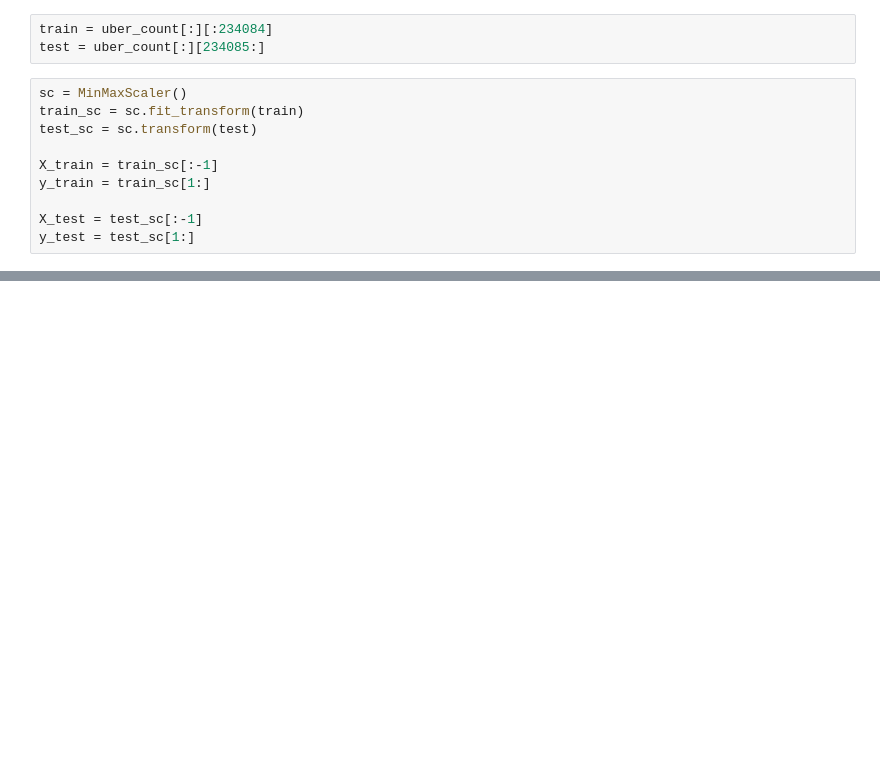
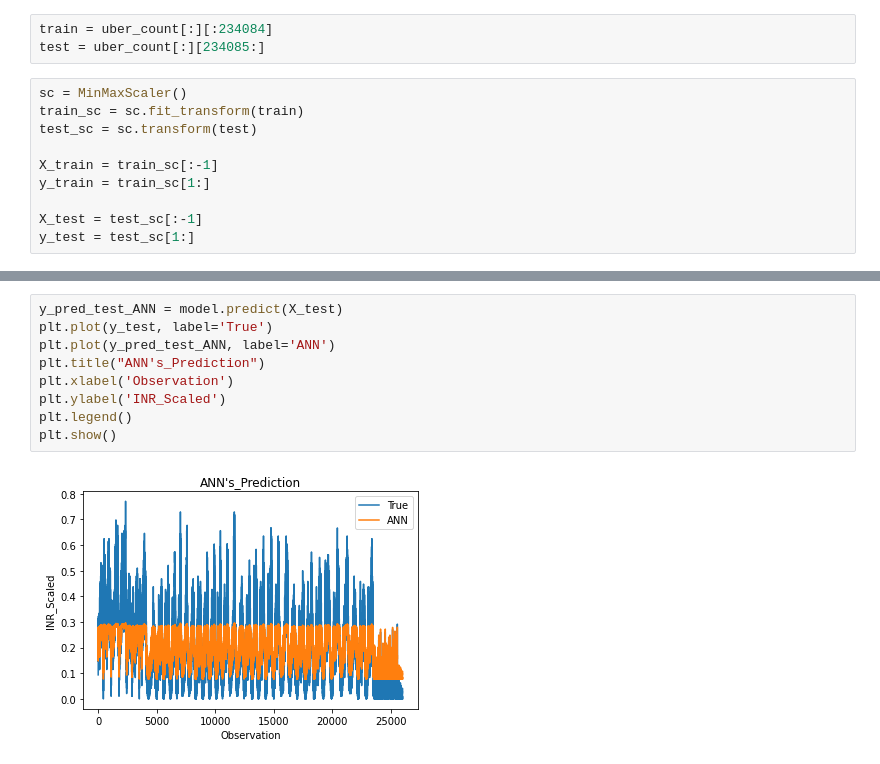
Before and after one commit to Manikanta-GB/FinalSemProject, a Jupyter notebook: Uber_Pickup.ipynb, the cells around one changed output, grey strips where cells are left out. Drawn from its saved outputs; the diff is of its cells as text; blank space fills up the shorter version.

```diff
--- a/Uber_Pickup.ipynb
+++ b/Uber_Pickup.ipynb
@@ -329,0 +346,11 @@ print('ANN: %f'%score_ann)
+# %%
+y_pred_test_ANN = model.predict(X_test)
+plt.plot(y_test, label='True')
+plt.plot(y_pred_test_ANN, label='ANN')
+plt.title("ANN's_Prediction")
+plt.xlabel('Observation')
+plt.ylabel('INR_Scaled')
+plt.legend()
+plt.show()
+# %% [output]
+[figure, added]
```
Also changed, not shown: parts of 7 cells of this notebook.
